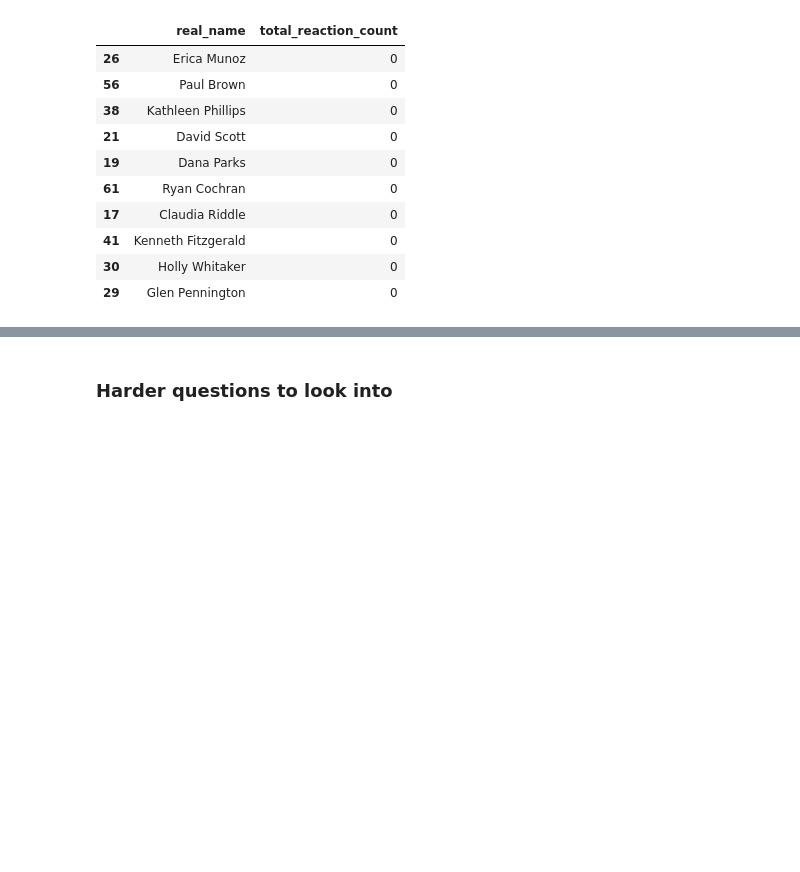
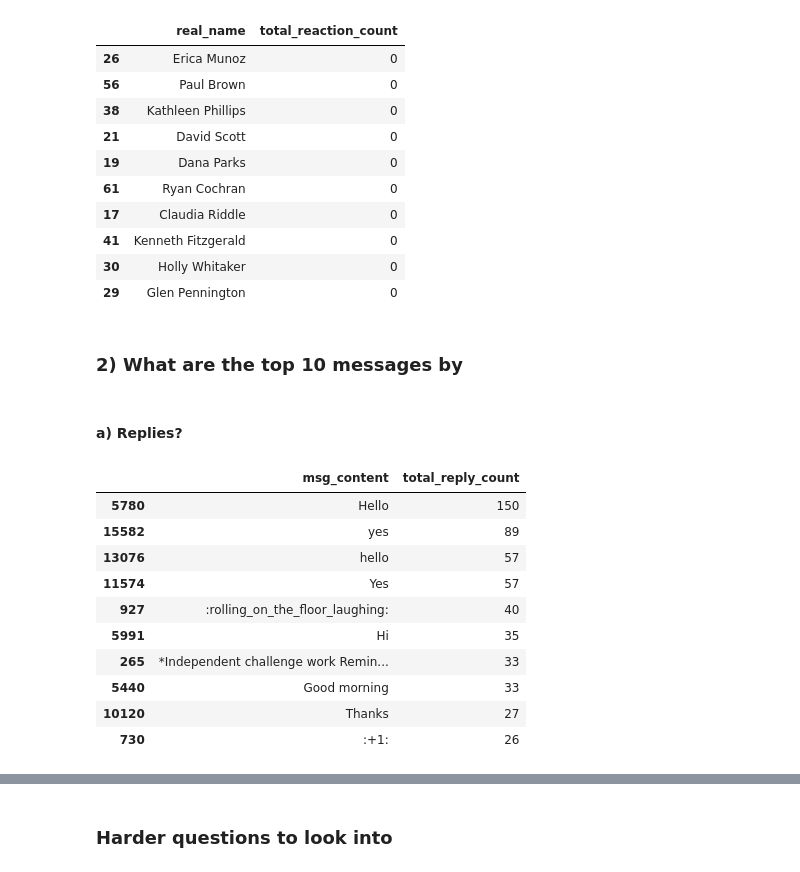
Before and after one commit to bkaggle/Slack_message_analysis, a Jupyter notebook: notebooks/parse_slack_data.ipynb, the cells around one changed output, grey strips where cells are left out. Saved outputs shown, nothing was run; the diff lists cells and outputs as text; code cells hidden in the pictures; blank space fills up the shorter version.

```diff
--- a/notebooks/parse_slack_data.ipynb
+++ b/notebooks/parse_slack_data.ipynb
@@ -351,3 +351,27 @@ sorted_by_reaction_count.head(10)
 | 41 | Kenneth Fitzgerald | 0 |
 | 30 | Holly Whitaker | 0 |
 | 29 | Glen Pennington | 0 |
+# %% [markdown]
+### 2) What are the top 10 messages by
+# %% [markdown]
+#### a) Replies?
+# %%
+
+# Users grouped by 'sender_name
+grouped_by_message = slack_parser_df.groupby('msg_content').size().reset_index(name='total_reply_count')
+# %%
+# TOP 10 messages by reply count
+sorted_by_reply_count = grouped_by_message.sort_values(by='total_reply_count', ascending=False)
+sorted_by_reply_count.head(10)
+# %% [output]
+|  | msg_content | total_reply_count |
+| 5780 | Hello | 150 |
+| 15582 | yes | 89 |
+| 13076 | hello | 57 |
+| 11574 | Yes | 57 |
+| 927 | :rolling_on_the_floor_laughing: | 40 |
+| 5991 | Hi | 35 |
+| 265 | *Independent challenge work Remin... | 33 |
+| 5440 | Good morning | 33 |
+| 10120 | Thanks | 27 |
+| 730 | :+1: | 26 |
```
Also changed, not shown: parts of 13 cells of this notebook.
